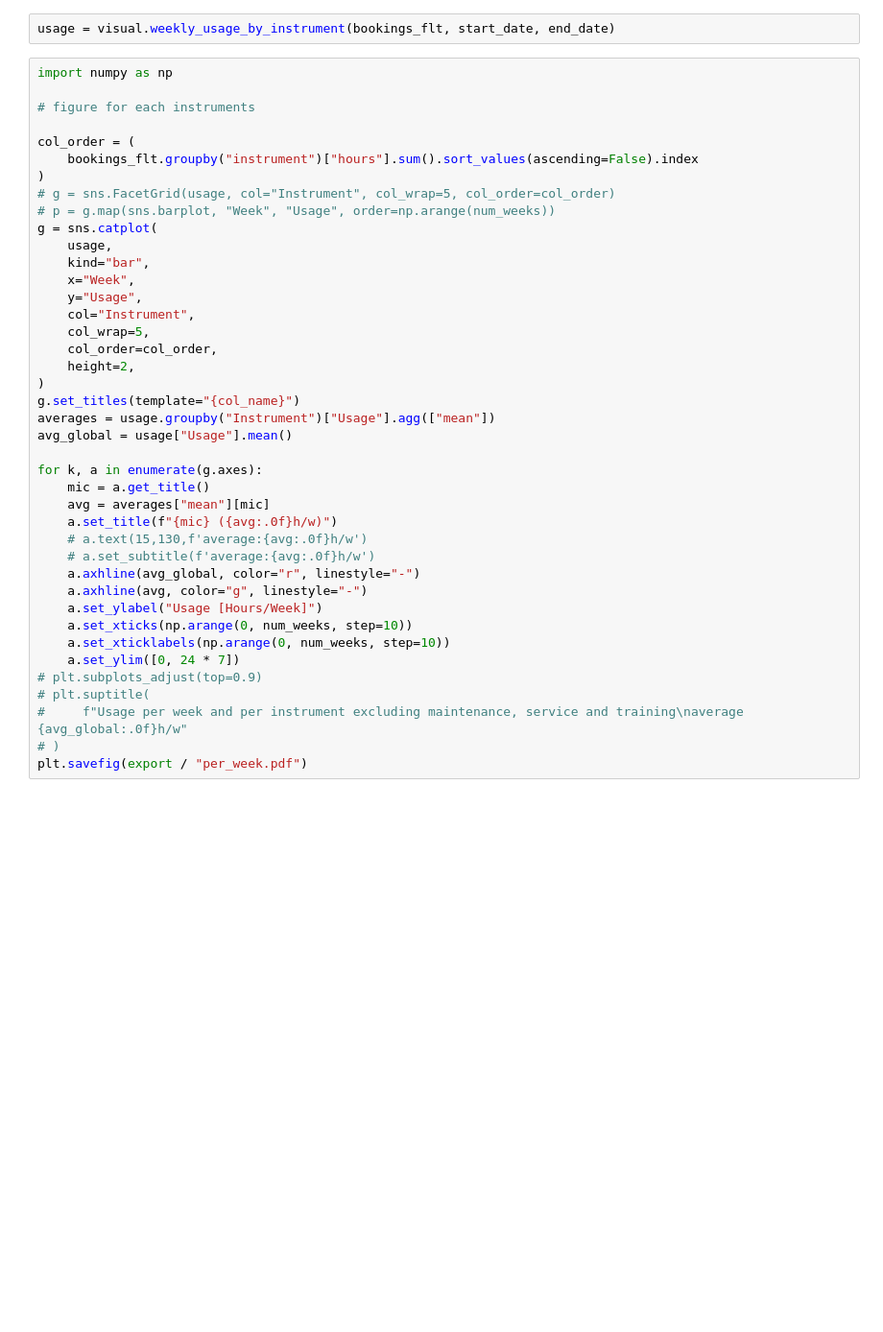
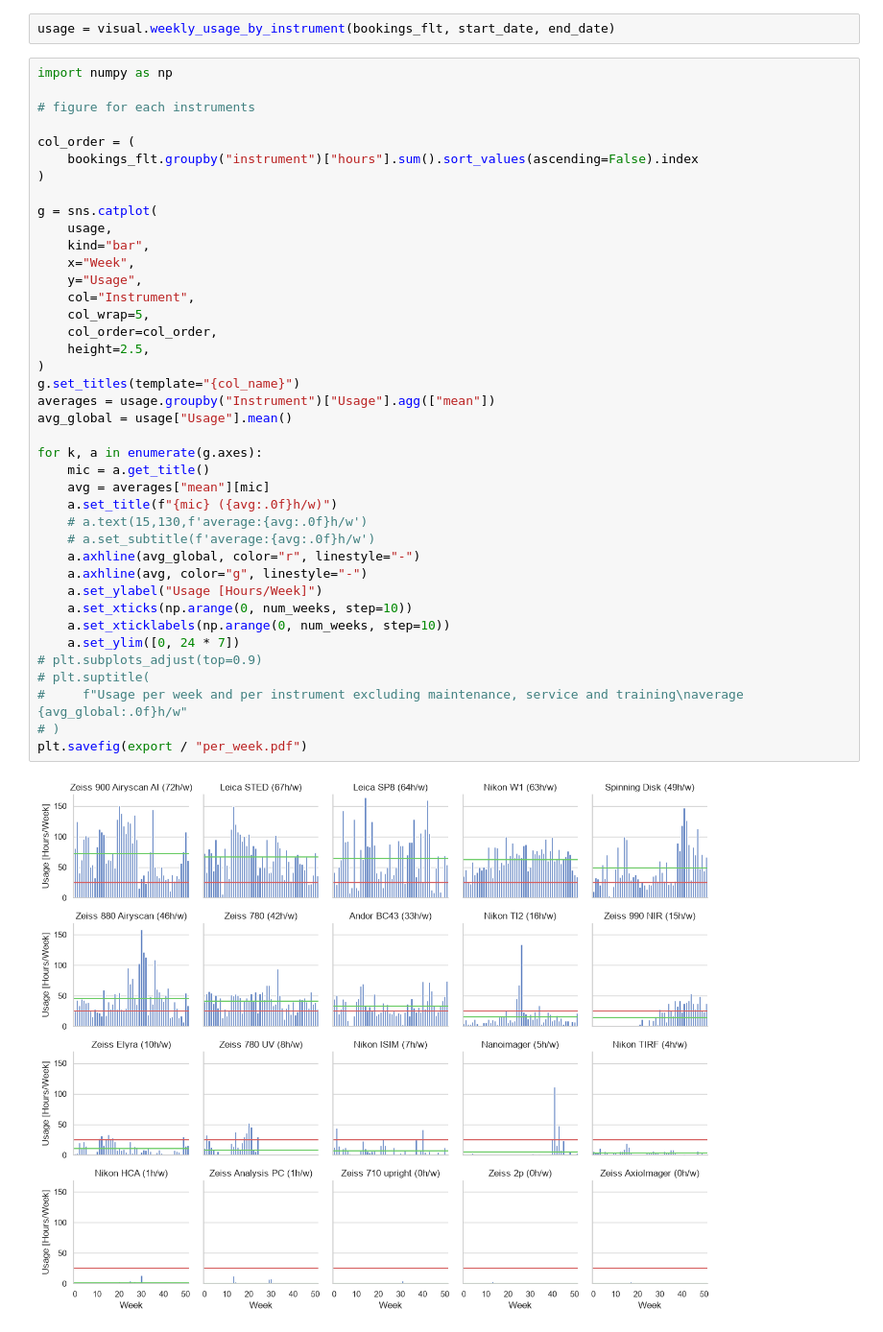
Before and after one commit to jboulanger/UsageStats, a Jupyter notebook: 20261028_Usage_Stats.ipynb, the cells around one changed output. Shown at 96% size. Saved outputs shown, nothing was run; the diff lists cells and outputs as text; blank space fills up the shorter version.

```diff
--- a/20261028_Usage_Stats.ipynb
+++ b/20261028_Usage_Stats.ipynb
@@ -399,36 +309,37 @@ import numpy as np
 col_order = (
     bookings_flt.groupby("instrument")["hours"].sum().sort_values(ascending=False).index
 )
-# g = sns.FacetGrid(usage, col="Instrument", col_wrap=5, col_order=col_order)
-# p = g.map(sns.barplot, "Week", "Usage", order=np.arange(num_weeks))
+
 g = sns.catplot(
     usage,
     kind="bar",
     x="Week",
     y="Usage",
     col="Instrument",
     col_wrap=5,
     col_order=col_order,
-    height=2,
+    height=2.5,
 )
 g.set_titles(template="{col_name}")
 averages = usage.groupby("Instrument")["Usage"].agg(["mean"])
 avg_global = usage["Usage"].mean()
 
 for k, a in enumerate(g.axes):
     mic = a.get_title()
     avg = averages["mean"][mic]
     a.set_title(f"{mic} ({avg:.0f}h/w)")
     # a.text(15,130,f'average:{avg:.0f}h/w')
     # a.set_subtitle(f'average:{avg:.0f}h/w')
     a.axhline(avg_global, color="r", linestyle="-")
     a.axhline(avg, color="g", linestyle="-")
     a.set_ylabel("Usage [Hours/Week]")
     a.set_xticks(np.arange(0, num_weeks, step=10))
     a.set_xticklabels(np.arange(0, num_weeks, step=10))
     a.set_ylim([0, 24 * 7])
 # plt.subplots_adjust(top=0.9)
 # plt.suptitle(
 #     f"Usage per week and per instrument excluding maintenance, service and training\naverage {avg_global:.0f}h/w"
 # )
 plt.savefig(export / "per_week.pdf")
+# %% [output]
+[figure, added]
```
Also changed, not shown: parts of 15 cells of this notebook.
